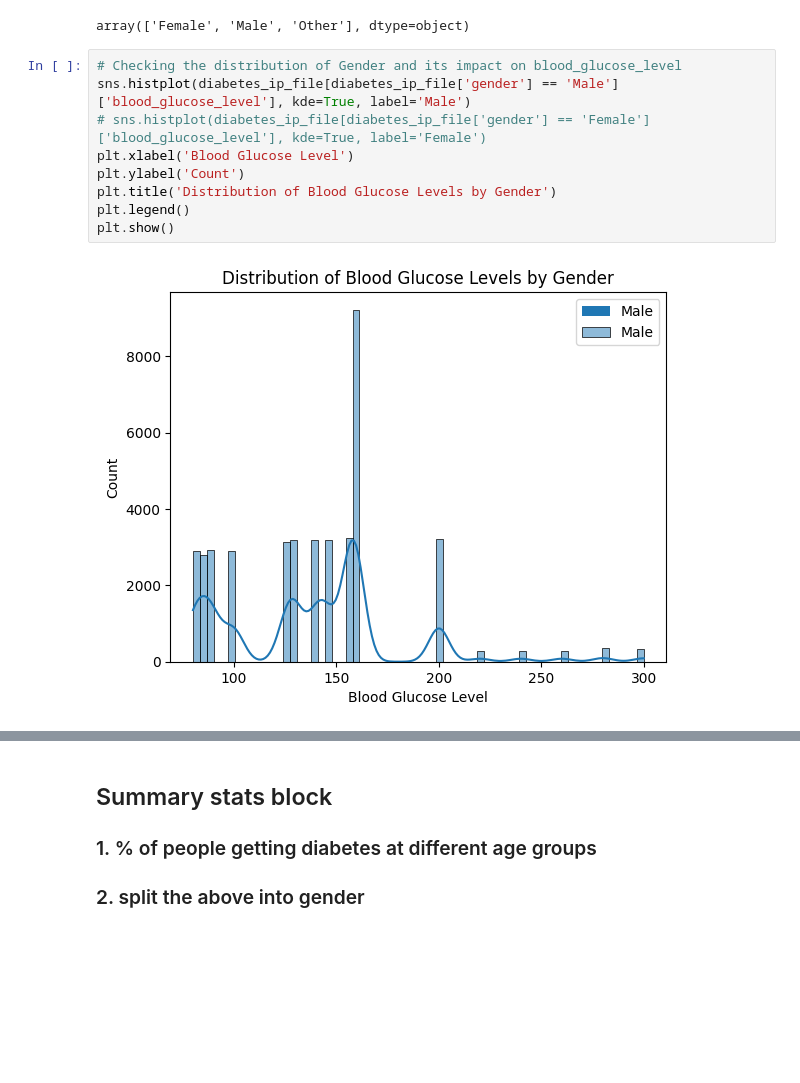
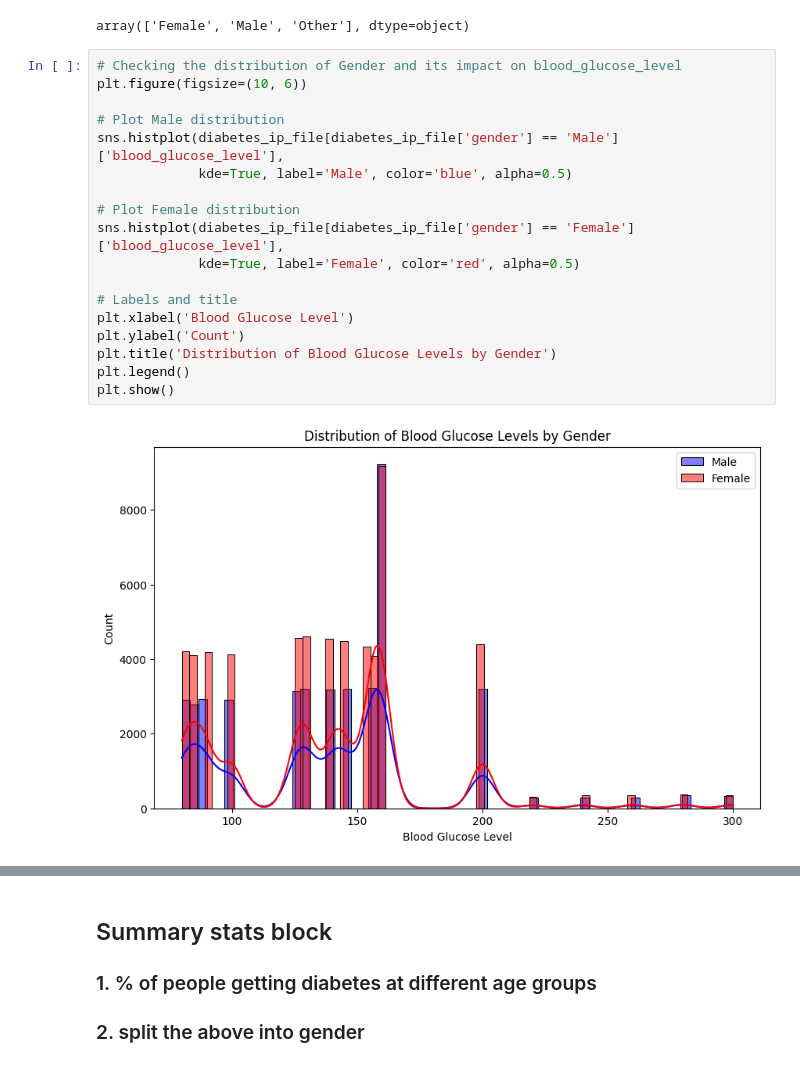
Before and after one commit to piyus22/SUGAR, a Jupyter notebook: diabetes_analysis.ipynb, the cells around one changed output, grey strips where cells are left out. Cells and saved outputs as stored; diff of their text form; blank space fills up the shorter version.

```diff
--- a/diabetes_analysis.ipynb
+++ b/diabetes_analysis.ipynb
@@ -61,12 +63,21 @@ diabetes_ip_file['gender'].unique()
 array(['Female', 'Male', 'Other'], dtype=object)
 # %%
 # Checking the distribution of Gender and its impact on blood_glucose_level
-sns.histplot(diabetes_ip_file[diabetes_ip_file['gender'] == 'Male']['blood_glucose_level'], kde=True, label='Male')
-# sns.histplot(diabetes_ip_file[diabetes_ip_file['gender'] == 'Female']['blood_glucose_level'], kde=True, label='Female')
+plt.figure(figsize=(10, 6))
+
+# Plot Male distribution
+sns.histplot(diabetes_ip_file[diabetes_ip_file['gender'] == 'Male']['blood_glucose_level'],
+             kde=True, label='Male', color='blue', alpha=0.5)
+
+# Plot Female distribution
+sns.histplot(diabetes_ip_file[diabetes_ip_file['gender'] == 'Female']['blood_glucose_level'],
+             kde=True, label='Female', color='red', alpha=0.5)
+
+# Labels and title
 plt.xlabel('Blood Glucose Level')
 plt.ylabel('Count')
 plt.title('Distribution of Blood Glucose Levels by Gender')
 plt.legend()
 plt.show()
 # %% [output]
-[figure, old version]
+[figure, new version]
```
Also changed, not shown: parts of 3 cells of this notebook, 2 other files.
